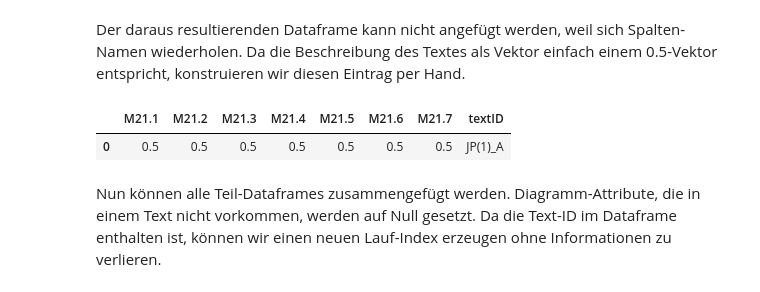
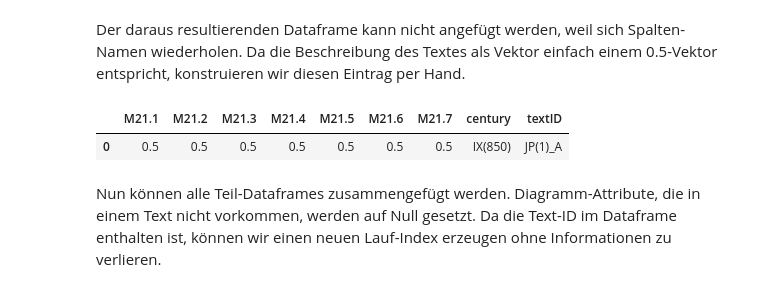
Before and after one commit to computational-humanities/vorlesung, a Jupyter notebook: Notebooks/CH_Clustering_v2.ipynb, the cells around one changed output. Cells and saved outputs as stored; diff of their text form; code cells hidden in the pictures.

```diff
--- a/Notebooks/CH_Clustering_v2.ipynb
+++ b/Notebooks/CH_Clustering_v2.ipynb
@@ -109,11 +109,11 @@ diagrams[diagrams['textID']=='JP(1)_A']
 # %% [markdown]
 Der daraus resultierenden Dataframe kann nicht angefügt werden, weil sich Spalten-Namen wiederholen. Da die Beschreibung des Textes als Vektor einfach einem 0.5-Vektor entspricht, konstruieren wir diesen Eintrag per Hand.
 # %%
-dfJP1_A = pd.DataFrame([{'M21.1':0.5,'M21.2':0.5,'M21.3':0.5,'M21.4':0.5,'M21.5':0.5,'M21.6':0.5,'M21.7':0.5, 'textID':'JP(1)_A'}])
+dfJP1_A = pd.DataFrame([{'M21.1':0.5,'M21.2':0.5,'M21.3':0.5,'M21.4':0.5,'M21.5':0.5,'M21.6':0.5,'M21.7':0.5, 'textID':'JP(1)_A','century':'IX(850)'}])
 dfJP1_A
 # %% [output]
-|  | M21.1 | M21.2 | M21.3 | M21.4 | M21.5 | M21.6 | M21.7 | textID |
-| 0 | 0.5 | 0.5 | 0.5 | 0.5 | 0.5 | 0.5 | 0.5 | JP(1)_A |
+|  | M21.1 | M21.2 | M21.3 | M21.4 | M21.5 | M21.6 | M21.7 | century | textID |
+| 0 | 0.5 | 0.5 | 0.5 | 0.5 | 0.5 | 0.5 | 0.5 | IX(850) | JP(1)_A |
 # %% [markdown]
 Nun können alle Teil-Dataframes zusammengefügt werden. Diagramm-Attribute, die in einem Text nicht vorkommen, werden auf Null gesetzt. Da die Text-ID im Dataframe enthalten ist, können wir einen neuen Lauf-Index erzeugen ohne Informationen zu verlieren.
 # %%
```
Also changed, not shown: parts of 28 cells of this notebook.
